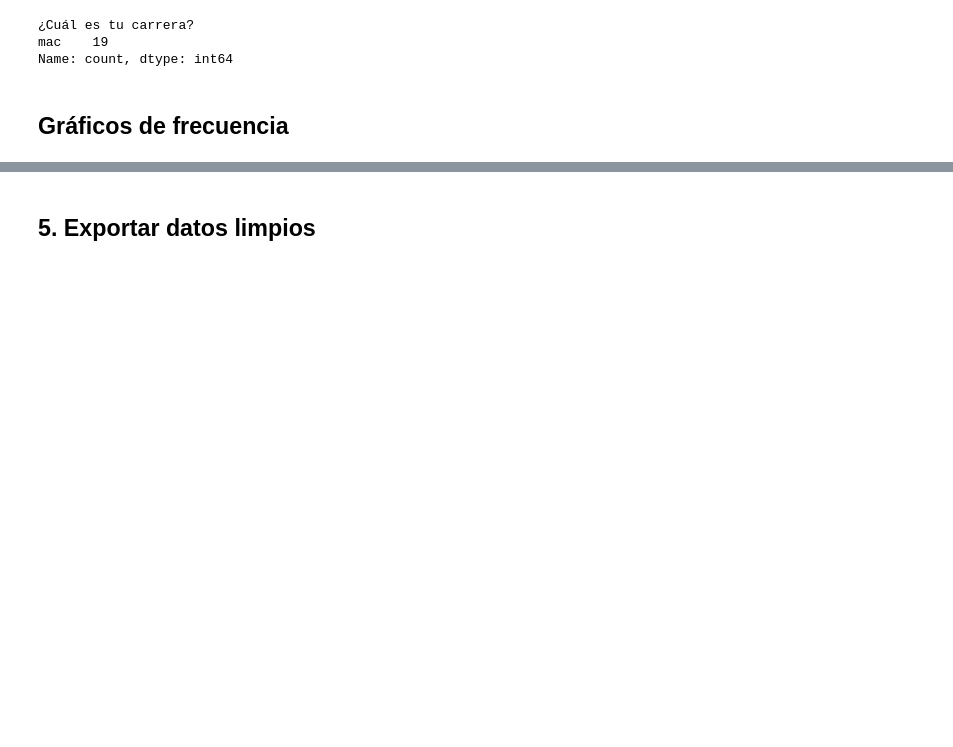
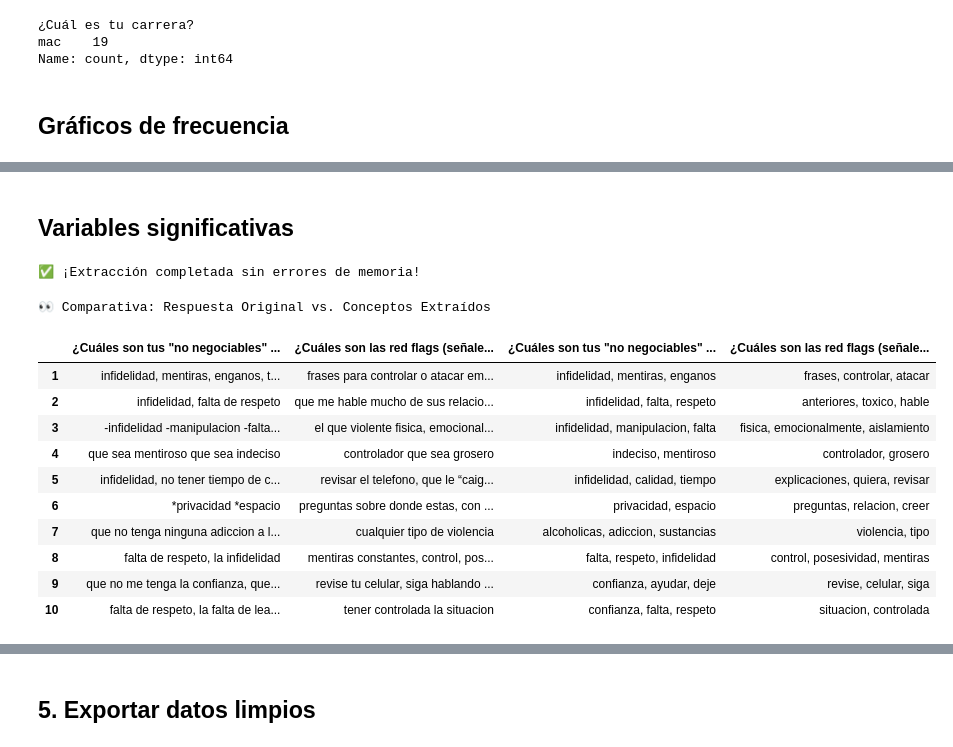
Before and after one commit to Acatlan-SI/LimpiezaData, a Jupyter notebook: notebooks/01_limpieza_datos.ipynb, the cells around one changed output, grey strips where cells are left out. Drawn from its saved outputs; the diff is of its cells as text; code cells hidden in the pictures; blank space fills up the shorter version.

```diff
--- a/notebooks/01_limpieza_datos.ipynb
+++ b/notebooks/01_limpieza_datos.ipynb
@@ -372,0 +373,2 @@ plt.show()
+# %% [markdown]
+## Variables significativas
@@ -373,3 +398,35 @@ plt.show()
+# %%
+indices_listas = [4,5,6,7,8,9,11,12]
+cols_listas = [df.columns[i] for i in indices_listas if i < len(df.columns)]
+
+for col in cols_listas:
+    nombre_nueva_col = f"{col}_conceptos"
+    df[nombre_nueva_col] = df[col].apply(extraer_conceptos_yake)
+
+print("✅ ¡Extracción completada sin errores de memoria!")
+# %% [output]
+✅ ¡Extracción completada sin errores de memoria!
+# %%
+# Tomamos las primeras 2 columnas de listas como ejemplo para mostrar
+cols_a_mostrar = cols_listas[4:6]
+cols_nuevas = [f"{c}_conceptos" for c in cols_a_mostrar]
+
+# Mostramos solo estas 4 columnas (2 originales + 2 nuevas) de las primeras 10 filas
+print("👀 Comparativa: Respuesta Original vs. Conceptos Extraídos")
+display(df[cols_a_mostrar + cols_nuevas].head(10))
+# %% [output]
+👀 Comparativa: Respuesta Original vs. Conceptos Extraídos
+|  | ¿Cuáles son tus "no negociables" ... | ¿Cuáles son las red flags (señale... | ¿Cuáles son tus "no negociables" ... | ¿Cuáles son las red flags (señale... |
+| 1 | infidelidad, mentiras, enganos, t... | frases para controlar o atacar em... | infidelidad, mentiras, enganos | frases, controlar, atacar |
+| 2 | infidelidad, falta de respeto | que me hable mucho de sus relacio... | infidelidad, falta, respeto | anteriores, toxico, hable |
+| 3 | -infidelidad -manipulacion -falta... | el que violente fisica, emocional... | infidelidad, manipulacion, falta | fisica, emocionalmente, aislamiento |
+| 4 | que sea mentiroso que sea indeciso | controlador que sea grosero | indeciso, mentiroso | controlador, grosero |
+| 5 | infidelidad, no tener tiempo de c... | revisar el telefono, que le “caig... | infidelidad, calidad, tiempo | explicaciones, quiera, revisar |
+| 6 | *privacidad *espacio | preguntas sobre donde estas, con ... | privacidad, espacio | preguntas, relacion, creer |
+| 7 | que no tenga ninguna adiccion a l... | cualquier tipo de violencia | alcoholicas, adiccion, sustancias | violencia, tipo |
+| 8 | falta de respeto, la infidelidad | mentiras constantes, control, pos... | falta, respeto, infidelidad | control, posesividad, mentiras |
+| 9 | que no me tenga la confianza, que... | revise tu celular, siga hablando ... | confianza, ayudar, deje | revise, celular, siga |
+| 10 | falta de respeto, la falta de lea... | tener controlada la situacion | confianza, falta, respeto | situacion, controlada |
 # %%
 fig, axes = plt.subplots(len(cols_listas), 1, figsize=(12, 4 * len(cols_listas)))
 
```
Also changed, not shown: parts of 4 cells of this notebook, 2 other files.
